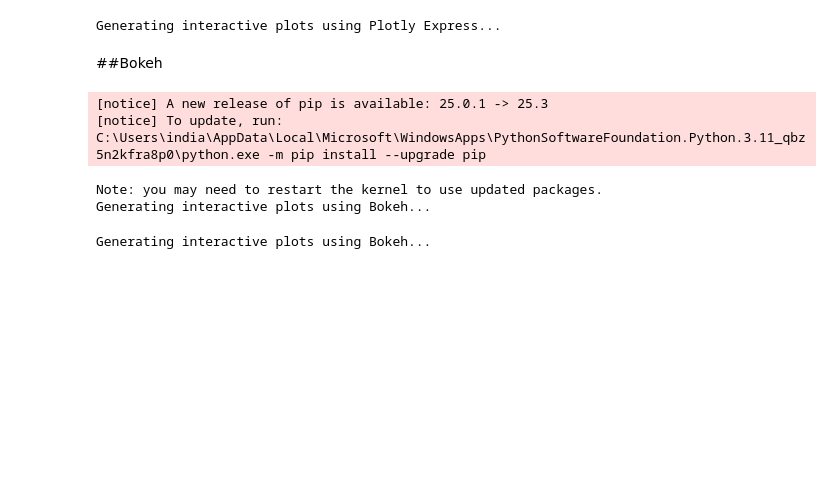
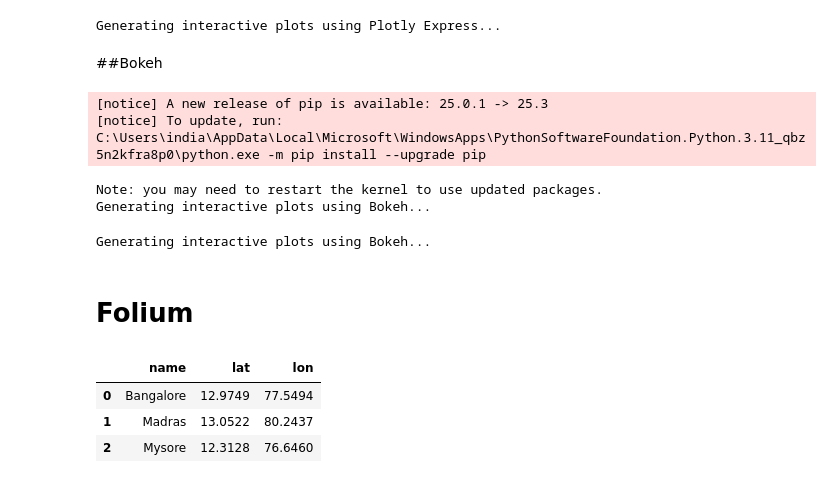
Before and after one commit to sivkri/Programming-for-Data-Analytics, a Jupyter notebook: pandas_hands on tutorial.ipynb, the cells around one changed output. Saved outputs shown, nothing was run; the diff lists cells and outputs as text; code cells hidden in the pictures; blank space fills up the shorter version.

```diff
--- a/pandas_hands on tutorial.ipynb
+++ b/pandas_hands on tutorial.ipynb
@@ -636,3 +636,5 @@ show(p1)
 # show(p2)
 # %% [output]
 Generating interactive plots using Bokeh...
+# %% [markdown]
+# Folium
@@ -638,0 +643,15 @@ Generating interactive plots using Bokeh...
+# %%
+import pandas as pd
+
+# Create a sample DataFrame with latitude and longitude
+df = pd.DataFrame({
+    "name": ["Bangalore", "Madras", "Mysore"],
+    "lat": [12.9749, 13.0522, 12.3128],
+    "lon": [77.5494, 80.2437, 76.6460]
+})
+df
+# %% [output]
+|  | name | lat | lon |
+| 0 | Bangalore | 12.9749 | 77.5494 |
+| 1 | Madras | 13.0522 | 80.2437 |
+| 2 | Mysore | 12.3128 | 76.6460 |
```
Also changed, not shown: parts of 2 cells of this notebook, 3 other files.
